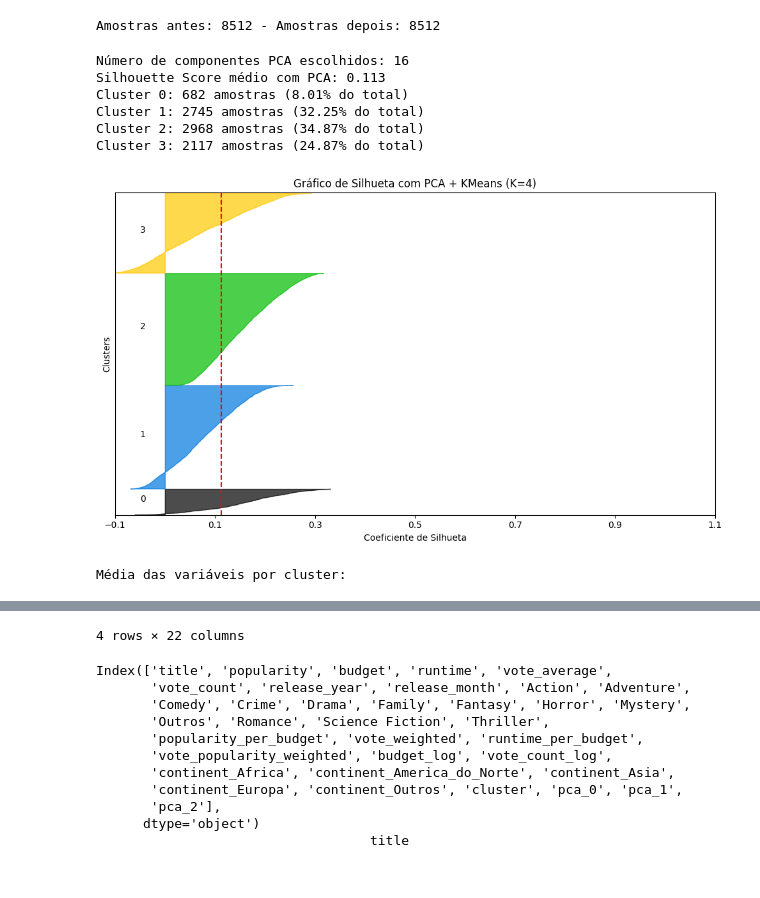
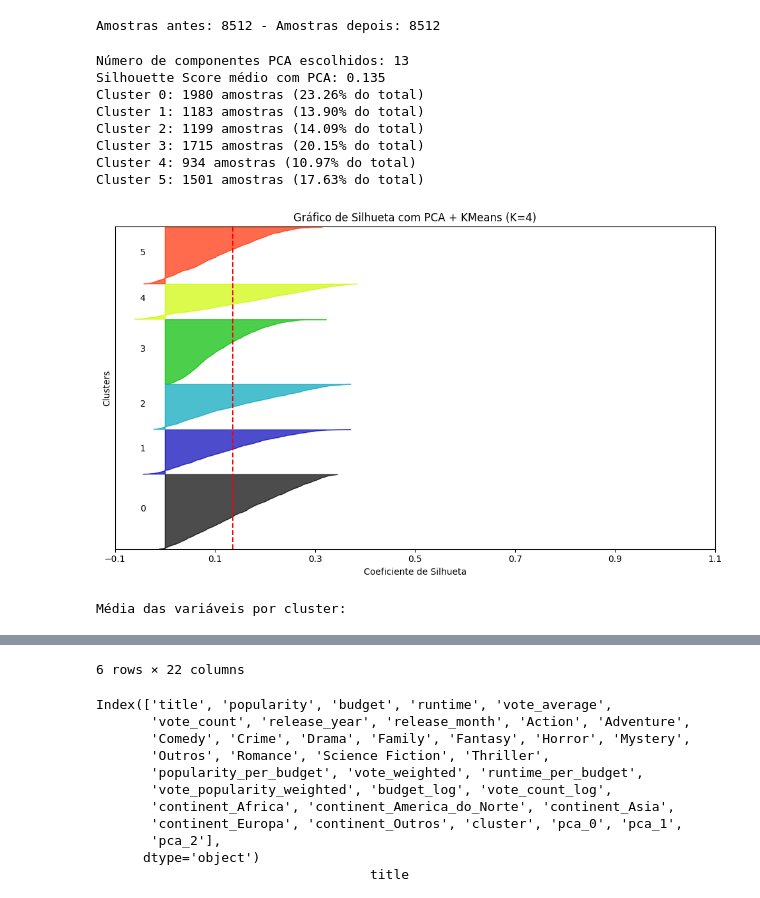
Before and after one commit to rodrigosantana24/projeto-pisi3, a Jupyter notebook: tratamento_thalyson.ipynb, the cells around one changed output, grey strips where cells are left out. Saved outputs shown, nothing was run; the diff lists cells and outputs as text; code cells hidden in the pictures.

```diff
--- a/tratamento_thalyson.ipynb
+++ b/tratamento_thalyson.ipynb
@@ -461,7 +461,7 @@ features = [
 X = df[features].copy()
 
 # 2. Escalonamento com RobustScaler
-scaler = StandardScaler()
+scaler = RobustScaler()
 X_scaled = scaler.fit_transform(X)
 
 # 3. PCA mantendo 95% da variância
@@ -470,7 +470,7 @@ X_pca = pca.fit_transform(X_scaled)
 print(f"Número de componentes PCA escolhidos: {X_pca.shape[1]}")
 
 # 4. KMeans com 4 clusters
-n_clusters = 4
+n_clusters = 6
 kmeans = KMeans(n_clusters=n_clusters, random_state=42, n_init=100)
 cluster_labels = kmeans.fit_predict(X_pca)
 
@@ -509,40 +509,42 @@ for i in range(n_clusters):
     )
 
     ax1.text(-0.05, y_lower + 0.5 * size_cluster_i, str(i))
     y_lower = y_upper + 10
 
 ax1.set_title("Gráfico de Silhueta com PCA + KMeans (K=4)")
 ax1.set_xlabel("Coeficiente de Silhueta")
 ax1.set_ylabel("Clusters")
 ax1.axvline(x=silhouette_avg, color="red", linestyle="--")
 ax1.set_yticks([])
 ax1.set_xticks(np.arange(-0.1, 1.1, 0.2))
 
 plt.tight_layout()
 plt.show()
 
 # Adiciona os rótulos dos clusters ao DataFrame original
 df_analisado = df.copy()
 df_analisado['cluster'] = cluster_labels  # cluster_labels deve vir do seu KMeans
 
 df_analisado['pca_0'] = X_pca[:, 0]
 df_analisado['pca_1'] = X_pca[:, 1]
 df_analisado['pca_2'] = X_pca[:, 2]
 
 # Calcula a média de cada feature por cluster
 resumo_por_cluster = df_analisado.groupby('cluster')[features].mean().round(2)
 
 # Exibe o resumo
 print("Média das variáveis por cluster:")
 display(resumo_por_cluster)
 # %% [output]
-Número de componentes PCA escolhidos: 16
-Silhouette Score médio com PCA: 0.113
-Cluster 0: 682 amostras (8.01% do total)
-Cluster 1: 2745 amostras (32.25% do total)
-Cluster 2: 2968 amostras (34.87% do total)
-Cluster 3: 2117 amostras (24.87% do total)
+Número de componentes PCA escolhidos: 13
+Silhouette Score médio com PCA: 0.135
+Cluster 0: 1980 amostras (23.26% do total)
+Cluster 1: 1183 amostras (13.90% do total)
+Cluster 2: 1199 amostras (14.09% do total)
+Cluster 3: 1715 amostras (20.15% do total)
+Cluster 4: 934 amostras (10.97% do total)
+Cluster 5: 1501 amostras (17.63% do total)
-[figure, old version]
+[figure, new version]
 Média das variáveis por cluster:
 |  | popularity | budget | runtime | vote_average | vote_count | popularity_per_budget | vote_weighted | ... |
 | cluster |  |  |  |  |  |  |  | ... |
@@ -553,4 +557,4 @@ Média das variáveis por cluster:
-4 rows × 22 columns
+6 rows × 22 columns
 # %%
 print(df_analisado.columns)
 print(df_analisado[['title']].head())
```
Also changed, not shown: parts of 3 cells of this notebook.
